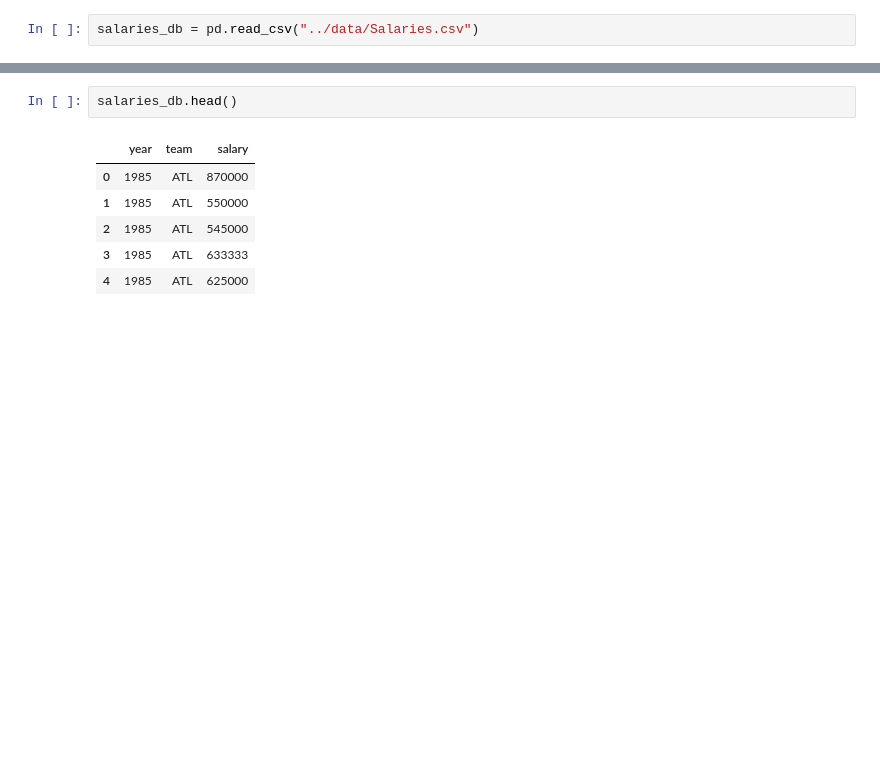
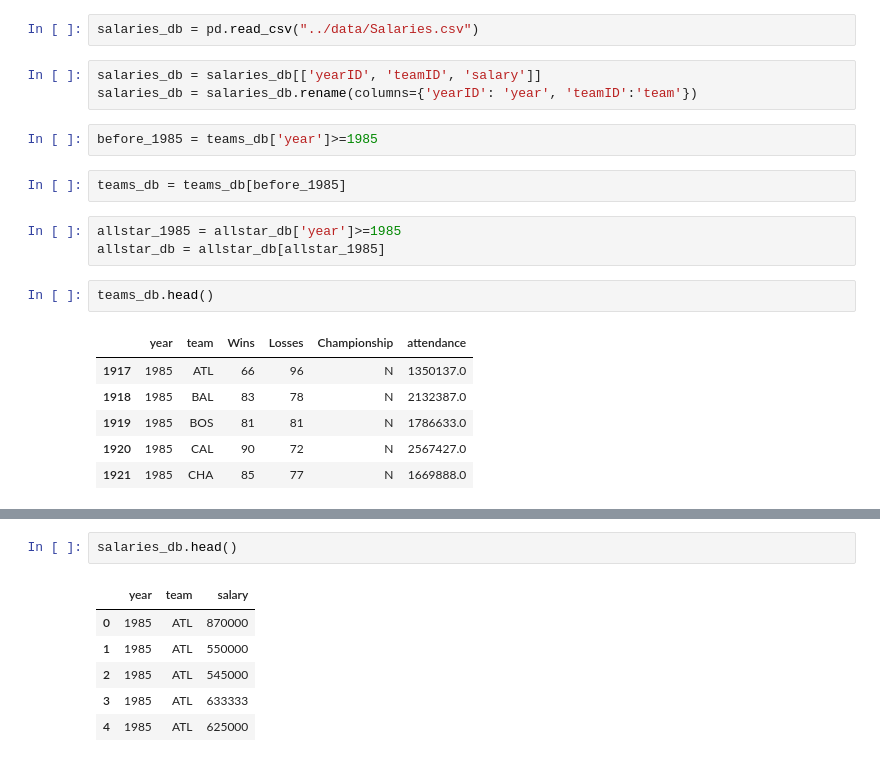
Before and after one commit to kmorehead33/Project_2, a Jupyter notebook: python/ETL.ipynb, the cells around one changed output, grey strips where cells are left out. Saved outputs shown, nothing was run; the diff lists cells and outputs as text; blank space fills up the shorter version.

```diff
--- a/python/ETL.ipynb
+++ b/python/ETL.ipynb
@@ -30,2 +25,21 @@ teams_db.tail()
 # %%
 salaries_db = pd.read_csv("../data/Salaries.csv")
+# %%
+salaries_db = salaries_db[['yearID', 'teamID', 'salary']]
+salaries_db = salaries_db.rename(columns={'yearID': 'year', 'teamID':'team'})
+# %%
+before_1985 = teams_db['year']>=1985
+# %%
+teams_db = teams_db[before_1985]
+# %%
+allstar_1985 = allstar_db['year']>=1985
+allstar_db = allstar_db[allstar_1985]
+# %%
+teams_db.head()
+# %% [output]
+|  | year | team | Wins | Losses | Championship | attendance |
+| 1917 | 1985 | ATL | 66 | 96 | N | 1350137.0 |
+| 1918 | 1985 | BAL | 83 | 78 | N | 2132387.0 |
+| 1919 | 1985 | BOS | 81 | 81 | N | 1786633.0 |
+| 1920 | 1985 | CAL | 90 | 72 | N | 2567427.0 |
+| 1921 | 1985 | CHA | 85 | 77 | N | 1669888.0 |
```
Also changed, not shown: parts of 13 cells of this notebook, 1 other file.
